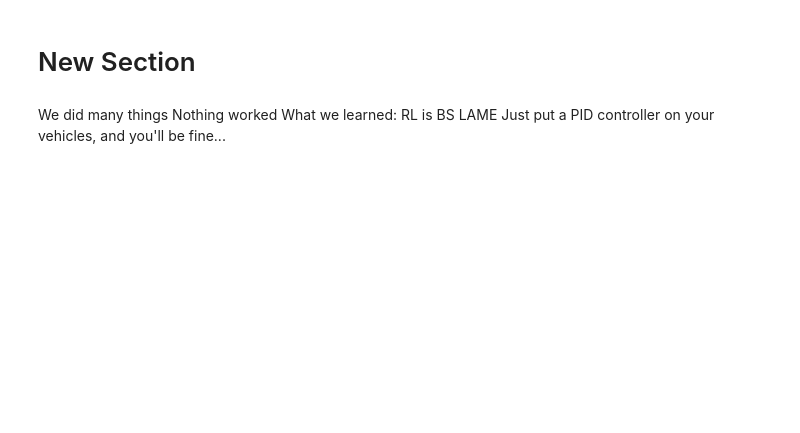
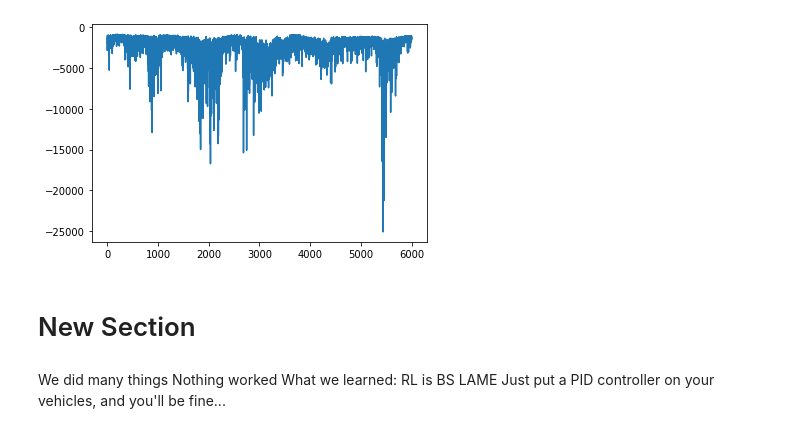
Before and after one commit to xl359/AA-203, a Jupyter notebook: error.ipynb, the cells around one changed output. Cells and saved outputs as stored; diff of their text form; code cells hidden in the pictures; blank space fills up the shorter version.

```diff
--- a/error.ipynb
+++ b/error.ipynb
@@ -46,7 +46,7 @@ env = QuadEnv()
 # env.seed(args.seed)
 torch.manual_seed(args.seed)
 
-SavedAction = namedtuple('SavedAction', ['log_prob', 'value'])
+SavedAction = namedtuple('SavedAction', ['log_prob', 'value', 'next_state'])
 # state_dim = env.observation_space.shape[0]
 state_dim = 18
 # action_dim = env.action_space.shape[0]
@@ -57,12 +57,12 @@ class Policy(nn.Module):
     implements both actor and critic in one model
     """
 
-    def __init__(self, hidden_dim1=64, hidden_dim2=64, output_dim=128):
+    def __init__(self, hidden_dim1=64, hidden_dim2=64, output_dim=64):
         super(Policy, self).__init__()
-        self.affine1 = nn.Linear(state_dim, hidden_dim1)
-        self.affine2 = nn.Linear(hidden_dim1, hidden_dim2)
-        self.affine3 = nn.Linear(hidden_dim2, output_dim)
-        self.act1 = nn.Tanh()
+        self.affine_act = nn.Linear(state_dim, output_dim)
+        # self.affine2_act = nn.Linear(hidden_dim1, output_dim)
+        self.affine_policy = nn.Linear(state_dim, output_dim)
+        self.act = nn.Tanh()
         # actor's layer
         self.action_mean = nn.Linear(output_dim, action_dim)
         self.action_var = nn.Linear(output_dim, action_dim)
@@ -81,18 +81,21 @@ class Policy(nn.Module):
         # variance of action distribution (pass this through a non-negative function),
         # state value
 
-        input_x = x
-        x = self.act1(self.affine1(x))
-        x = self.act1(self.affine2(x))
-        x = self.act1(self.affine3(x))
-        action_mean = self.action_mean(x)
-        action_var = F.softplus(self.action_var(x))
+        # x = self.act1(self.affine1(x))
+        # x = self.act1(self.affine2(x))
+        # x = self.act1(self.affine3(x))
+        # action_mean = self.action_mean(x)
+        # action_var = F.softplus(self.action_var(x))
+        y = self.act(self.affine_act(x))
+        action_mean = self.act(self.action_mean(y))
+        action_var = F.softplus(self.action_var(y))
         action_var = torch.add(action_var, 1e-10)
-        state_values = self.value_head(x)  # <= Value Function not value of state
+        y = self.act(self.affine_policy(x))
+        state_values = self.value_head(y)  # <= Value Function not value of state
         if any(torch.isnan(x)) or any(torch.isnan(action_mean)) or any(torch.isnan(action_var)):
             print('NaN in forward pass')
 
-        return 1000.0 * action_mean, 1000.0 * action_var, state_values
+        return 1000.0 * action_mean, 500.0 * action_var, state_values
 
 
 model = Policy().float()
@@ -111,11 +114,13 @@ def select_action(state):
     # and sample an action using the distribution
     action = m.sample()
 
+    next_state, reward, done, _ = env.step(action.data.numpy())
+
     # save to action buffer
-    model.saved_actions.append(SavedAction(m.log_prob(action), state_value))
+    model.saved_actions.append(SavedAction(m.log_prob(action), state_value, next_state))
 
     # the action to take (left or right)
-    return action.data.numpy()
+    return action.data.numpy(), next_state, reward, done
 
 
 def finish_episode():
@@ -135,9 +140,12 @@ def finish_episode():
         # via the reward and the discounted tail reward
         r = model.rewards[i]
         if i < len(model.rewards) - 1:
-          value_next = saved_actions[i + 1][1].item()
+            value_next = saved_actions[i + 1][1].item()
         else:
-          value_next = 0
+            state = saved_actions[i][2]
+            state = torch.from_numpy(state).float()
+            _, _, state_value = model(state)
+            value_next = state_value.item()
         R = args.gamma * value_next + r
 
         returns.insert(0, R)
@@ -146,7 +154,7 @@ def finish_episode():
     returns = torch.tensor(returns).float()
     returns = (returns - returns.mean()) / (returns.std() + eps)
 
-    for (log_prob, value), R in zip(saved_actions, returns):
+    for (log_prob, value, state), R in zip(saved_actions, returns):
         # TODO compute the advantage via subtracting off value
         advantage = R - value.item()
 
@@ -196,12 +204,12 @@ def main():
 
         for t in range(1, 300):
             # select action from policy
-            action = select_action(state)
+            action, state, reward, done = select_action(state)
             if any(np.isnan(action)):
                 print('action is NaN')
 
             # take the action
-            state, reward, done, _ = env.step(action)
+            # state, reward, done, _ = env.step(action)
 
             if args.render and i_episode % 100 == 0:
                 env.render()
@@ -262,3 +270,4 @@ Episode 4850    Last reward: -10872.32  Average reward: -9164.82
+[figure, added]
 # %% [markdown]
 # New Section
 # %% [markdown]
```
Also changed, not shown: parts of 2 cells of this notebook, 1 other file.
